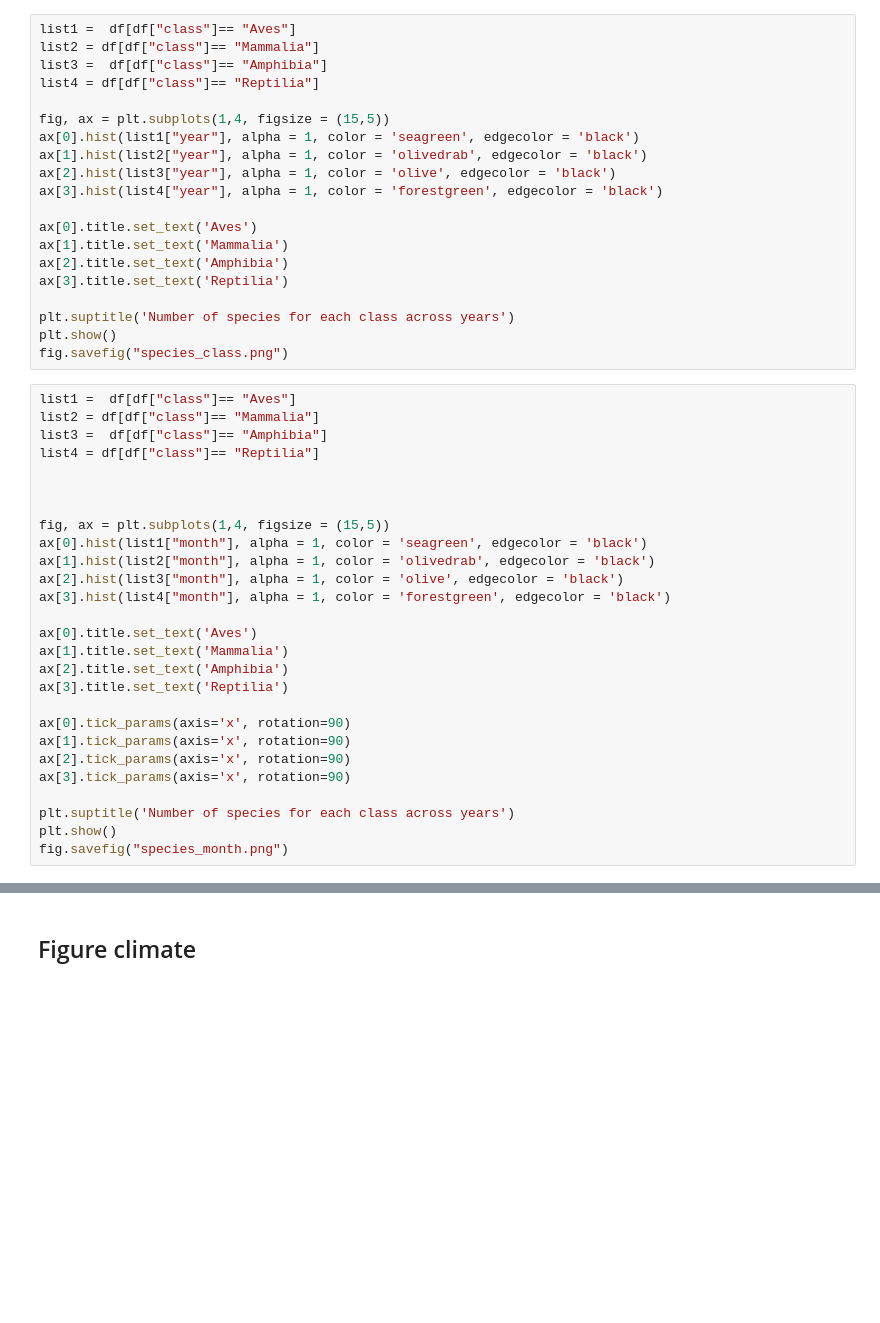
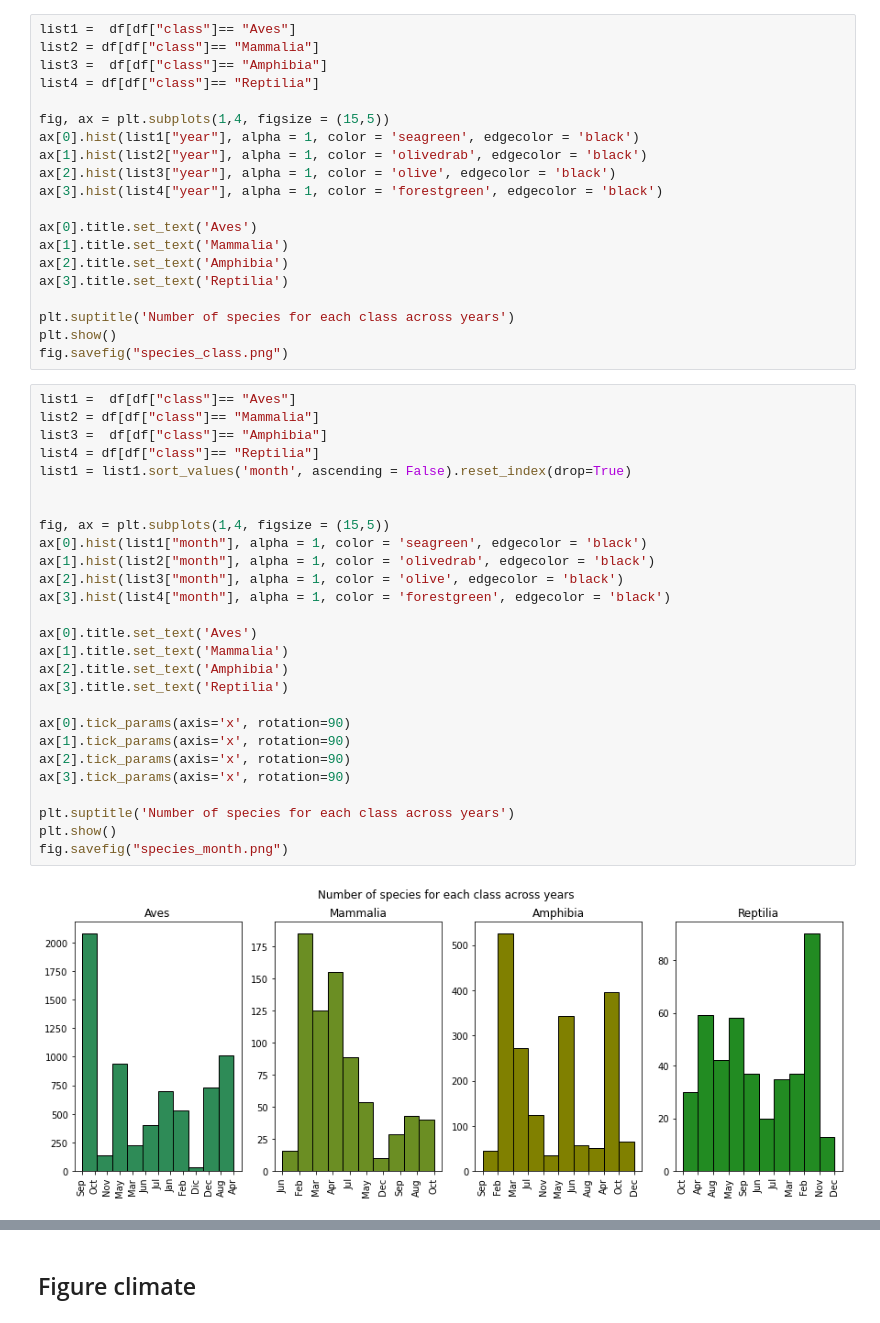
Before and after one commit to AnaAGG/APISPECIES2, a Jupyter notebook: Notebooks/3. Maps and Figures.ipynb, the cells around one changed output, grey strips where cells are left out. Saved outputs shown, nothing was run; the diff lists cells and outputs as text; blank space fills up the shorter version.

```diff
--- a/Notebooks/3. Maps and Figures.ipynb
+++ b/Notebooks/3. Maps and Figures.ipynb
@@ -171,30 +154,32 @@ fig.savefig("species_class.png")
 # %%
 list1 =  df[df["class"]== "Aves"]
 list2 = df[df["class"]== "Mammalia"]
 list3 =  df[df["class"]== "Amphibia"]
 list4 = df[df["class"]== "Reptilia"]
-
+list1 = list1.sort_values('month', ascending = False).reset_index(drop=True)
 
 
 fig, ax = plt.subplots(1,4, figsize = (15,5))
 ax[0].hist(list1["month"], alpha = 1, color = 'seagreen', edgecolor = 'black')
 ax[1].hist(list2["month"], alpha = 1, color = 'olivedrab', edgecolor = 'black')
 ax[2].hist(list3["month"], alpha = 1, color = 'olive', edgecolor = 'black')
 ax[3].hist(list4["month"], alpha = 1, color = 'forestgreen', edgecolor = 'black')
 
 ax[0].title.set_text('Aves')
 ax[1].title.set_text('Mammalia')
 ax[2].title.set_text('Amphibia')
 ax[3].title.set_text('Reptilia')
 
 ax[0].tick_params(axis='x', rotation=90)
 ax[1].tick_params(axis='x', rotation=90)
 ax[2].tick_params(axis='x', rotation=90)
 ax[3].tick_params(axis='x', rotation=90)
 
 plt.suptitle('Number of species for each class across years')
 plt.show()
 fig.savefig("species_month.png")
+# %% [output]
+[figure, added]
 # %%
 list1 =  df[df["class"]== "Aves"]
 list2 = df[df["class"]== "Mammalia"]
```
Also changed, not shown: parts of 20 cells of this notebook, 5 other files.
